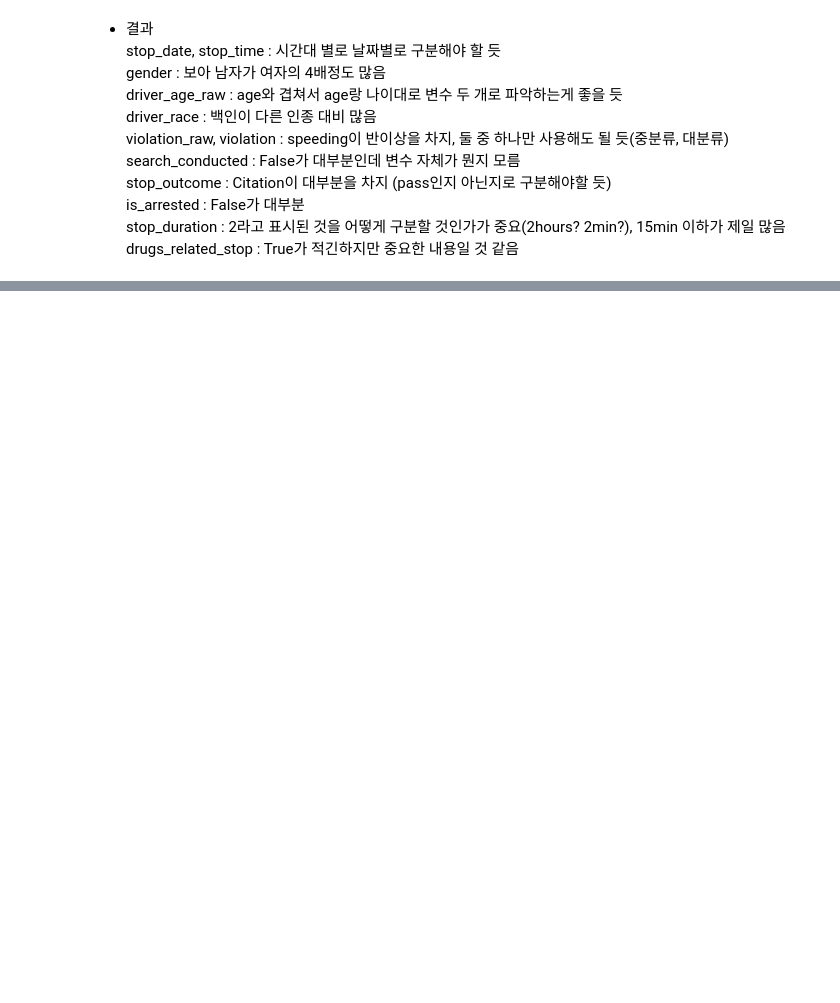
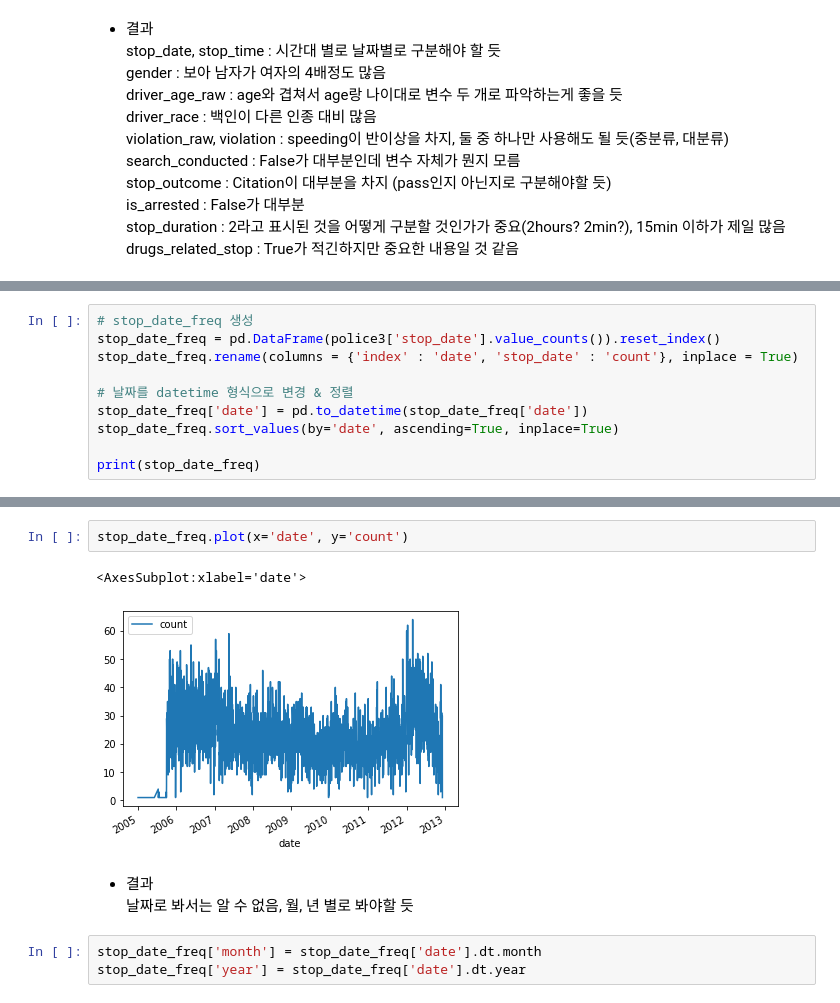
Before and after one commit to Jay-Jun123/DA_Project, a Jupyter notebook: Police/police.ipynb, the cells around one changed output, grey strips where cells are left out. Drawn from its saved outputs; the diff is of its cells as text; blank space fills up the shorter version.

Commit message:
add police code second

```diff
--- a/Police/police.ipynb
+++ b/Police/police.ipynb
@@ -285,0 +306,10 @@ drugs_related_stop : True가 적긴하지만 중요한 내용일 것 같음
+# %%
+# stop_date_freq 생성
+stop_date_freq = pd.DataFrame(police3['stop_date'].value_counts()).reset_index()
+stop_date_freq.rename(columns = {'index' : 'date', 'stop_date' : 'count'}, inplace = True)
+
+# 날짜를 datetime 형식으로 변경 & 정렬
+stop_date_freq['date'] = pd.to_datetime(stop_date_freq['date'])
+stop_date_freq.sort_values(by='date', ascending=True, inplace=True)
+
+print(stop_date_freq)
@@ -285,0 +331,11 @@ drugs_related_stop : True가 적긴하지만 중요한 내용일 것 같음
+# %%
+stop_date_freq.plot(x='date', y='count')
+# %% [output]
+<AxesSubplot:xlabel='date'>
+[figure, added]
+# %% [markdown]
+- 결과
+날짜로 봐서는 알 수 없음, 월, 년 별로 봐야할 듯
+# %%
+stop_date_freq['month'] = stop_date_freq['date'].dt.month
+stop_date_freq['year'] = stop_date_freq['date'].dt.year
```
Also changed, not shown: parts of 9 cells of this notebook.
